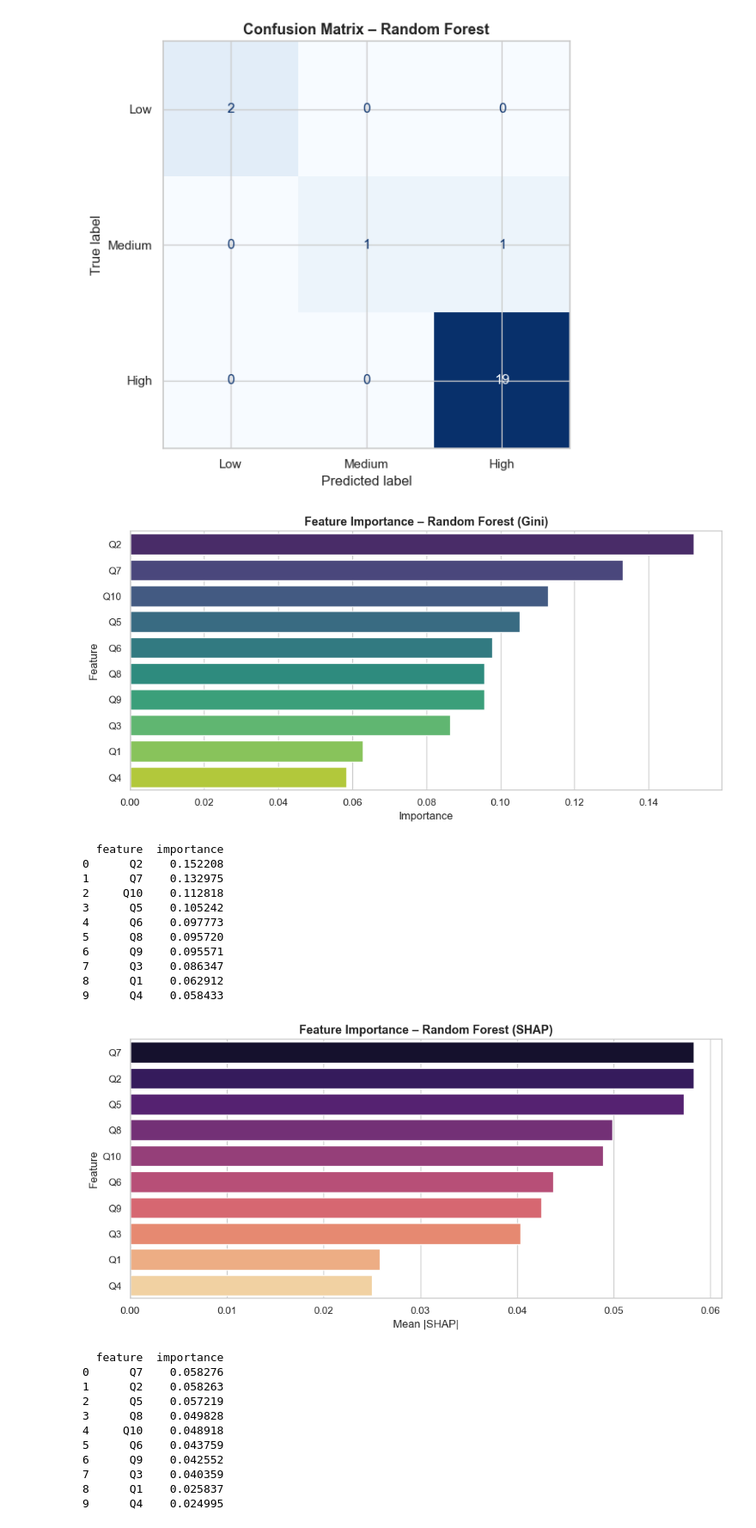
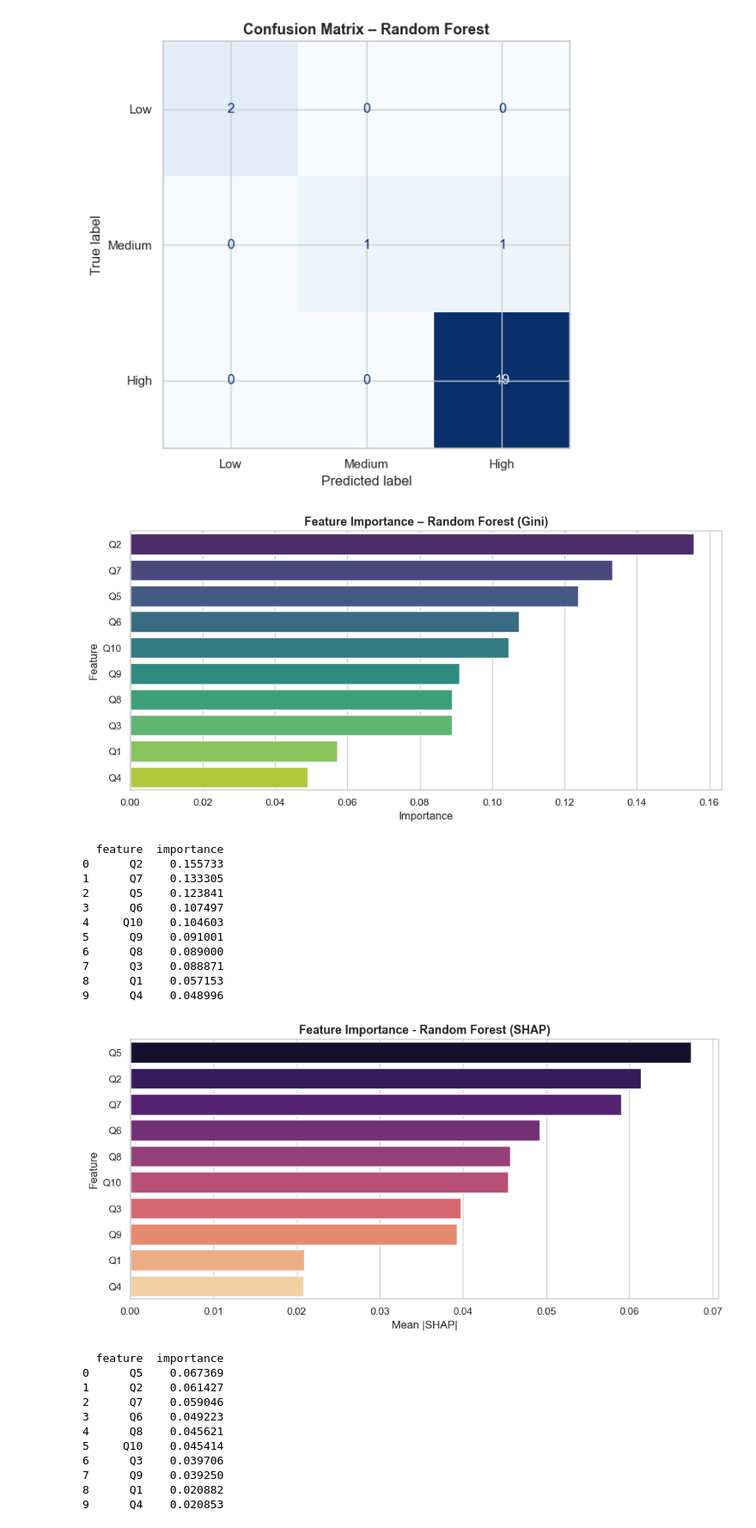
Before and after one commit to am-prasad/Mini_project, a Jupyter notebook: notebooks/random_forest.ipynb, the cells around one changed output. Shown at 86% size. Cells and saved outputs as stored; diff of their text form; code cells hidden in the pictures.

```diff
--- a/notebooks/random_forest.ipynb
+++ b/notebooks/random_forest.ipynb
@@ -100,8 +100,8 @@ Name: count, dtype: int64
 # %%
 # Train Random Forest
 rf_model = RandomForestClassifier(
-    n_estimators=100,
-    max_depth=8,
+    n_estimators=150,
+    max_depth=6,
     min_samples_split=2,
     min_samples_leaf=1,
     random_state=42,
@@ -195,18 +195,18 @@ plt.show()
 
 print(fi_df)
 # %% [output]
-[figure, old version]
+[figure, new version]
   feature  importance
-0      Q2    0.152208
-1      Q7    0.132975
-2     Q10    0.112818
-3      Q5    0.105242
-4      Q6    0.097773
-5      Q8    0.095720
-6      Q9    0.095571
-7      Q3    0.086347
-8      Q1    0.062912
-9      Q4    0.058433
+0      Q2    0.155733
+1      Q7    0.133305
+2      Q5    0.123841
+3      Q6    0.107497
+4     Q10    0.104603
+5      Q9    0.091001
+6      Q8    0.089000
+7      Q3    0.088871
+8      Q1    0.057153
+9      Q4    0.048996
 # %%
 # SHAP Explainability
 explainer = shap.TreeExplainer(rf_model)
@@ -226,46 +226,46 @@ else:
 # Create feature importance dataframe
 shap_fi_df = pd.DataFrame({
     'feature': feature_names,
     'importance': mean_shap_per_feature
 })
 
 shap_fi_df = (
     shap_fi_df
     .sort_values('importance', ascending=False)
     .reset_index(drop=True)
 )
 
 # Plot
 plt.figure(figsize=(10, 5))
 sns.barplot(
     data=shap_fi_df,
     x='importance',
     y='feature',
     palette='magma'
 )
 
-plt.title('Feature Importance – Random Forest (SHAP)',
+plt.title('Feature Importance - Random Forest (SHAP)',
           fontsize=13,
           fontweight='bold')
 plt.xlabel('Mean |SHAP|')
 plt.ylabel('Feature')
 plt.tight_layout()
 plt.show()
 
 print(shap_fi_df)
 # %% [output]
-[figure, old version]
+[figure, new version]
   feature  importance
-0      Q7    0.058276
-1      Q2    0.058263
-2      Q5    0.057219
-3      Q8    0.049828
-4     Q10    0.048918
-5      Q6    0.043759
-6      Q9    0.042552
-7      Q3    0.040359
-8      Q1    0.025837
-9      Q4    0.024995
+0      Q5    0.067369
+1      Q2    0.061427
+2      Q7    0.059046
+3      Q6    0.049223
+4      Q8    0.045621
+5     Q10    0.045414
+6      Q3    0.039706
+7      Q9    0.039250
+8      Q1    0.020882
+9      Q4    0.020853
 # %%
 # Save all artifacts to backend/ml_models/random_forest/
 SAVE_DIR = '../backend/ml_models/random_forest'
```
Also changed, not shown: parts of 3 cells of this notebook, 13 other files.
